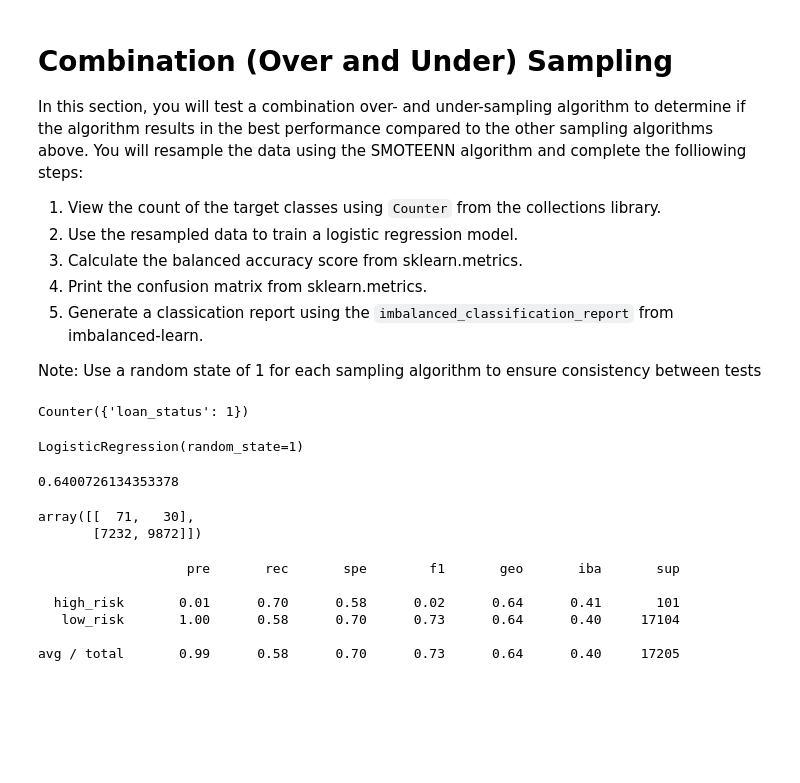
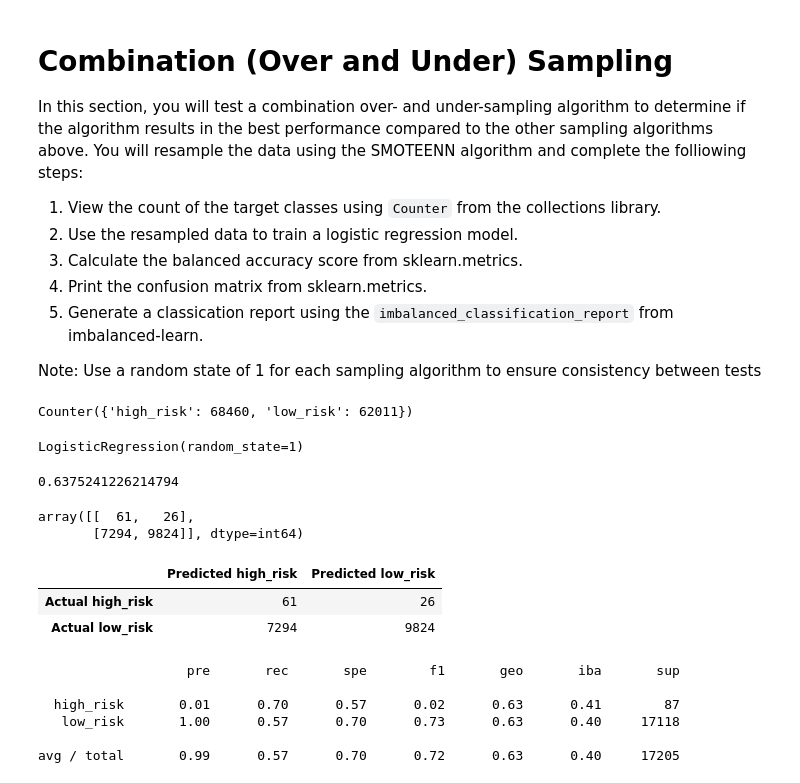
Before and after one commit to dalejandri/Credit_Risk_Analysis, a Jupyter notebook: credit_risk_resampling.ipynb, the cells around one changed output. Drawn from its saved outputs; the diff is of its cells as text; code cells hidden in the pictures; blank space fills up the shorter version.

Commit message:
Deliverable 2
The combinatorial SMOTEENN algorithm

```diff
--- a/credit_risk_resampling.ipynb
+++ b/credit_risk_resampling.ipynb
@@ -284,32 +299,48 @@ Note: Use a random state of 1 for each sampling algorithm to ensure consistency
 # %%
 # Resample the training data with SMOTEENN
 # Warning: This is a large dataset, and this step may take some time to complete
-# YOUR CODE HERE
+from imblearn.combine import SMOTEENN
+smote_enn = SMOTEENN(random_state=0)
+X_resampled, y_resampled = smote_enn.fit_resample(X, y)
+Counter(y_resampled)
 # %% [output]
-Counter({'loan_status': 1})
+Counter({'high_risk': 68460, 'low_risk': 62011})
 # %%
 # Train the Logistic Regression model using the resampled data
-# YOUR CODE HERE
+model_smoteenn = LogisticRegression(solver='lbfgs', random_state=1)
+model_smoteenn.fit(X_resampled, y_resampled)
 # %% [output]
 LogisticRegression(random_state=1)
 # %%
 # Calculated the balanced accuracy score
-# YOUR CODE HERE
+y_pred = model_smoteenn.predict(X_test)
+balanced_accuracy_score(y_test, y_pred)
 # %% [output]
-0.6400726134353378
+0.6375241226214794
 # %%
 # Display the confusion matrix
-# YOUR CODE HERE
+y_pred = model_smoteenn.predict(X_test)
+confusion_matrix(y_test, y_pred)
 # %% [output]
-array([[  71,   30],
-       [7232, 9872]])
+array([[  61,   26],
+       [7294, 9824]], dtype=int64)
+# %%
+# Confusion matrix dataframe
+matrix_smoteenn = confusion_matrix(y_test, y_pred)
+matrix_smoteenn_df = pd.DataFrame(
+    matrix_smoteenn, index=["Actual high_risk", "Actual low_risk"], columns=["Predicted high_risk", "Predicted low_risk"])
+matrix_smoteenn_df
+# %% [output]
+|  | Predicted high_risk | Predicted low_risk |
+| Actual high_risk | 61 | 26 |
+| Actual low_risk | 7294 | 9824 |
 # %%
 # Print the imbalanced classification report
-# YOUR CODE HERE
+print(classification_report_imbalanced(y_test, y_pred))
 # %% [output]
                    pre       rec       spe        f1       geo       iba       sup
 
-  high_risk       0.01      0.70      0.58      0.02      0.64      0.41       101
-   low_risk       1.00      0.58      0.70      0.73      0.64      0.40     17104
+  high_risk       0.01      0.70      0.57      0.02      0.63      0.41        87
+   low_risk       1.00      0.57      0.70      0.73      0.63      0.40     17118
 
-avg / total       0.99      0.58      0.70      0.73      0.64      0.40     17205
+avg / total       0.99      0.57      0.70      0.72      0.63      0.40     17205
```
Also changed, not shown: parts of 6 cells of this notebook.
